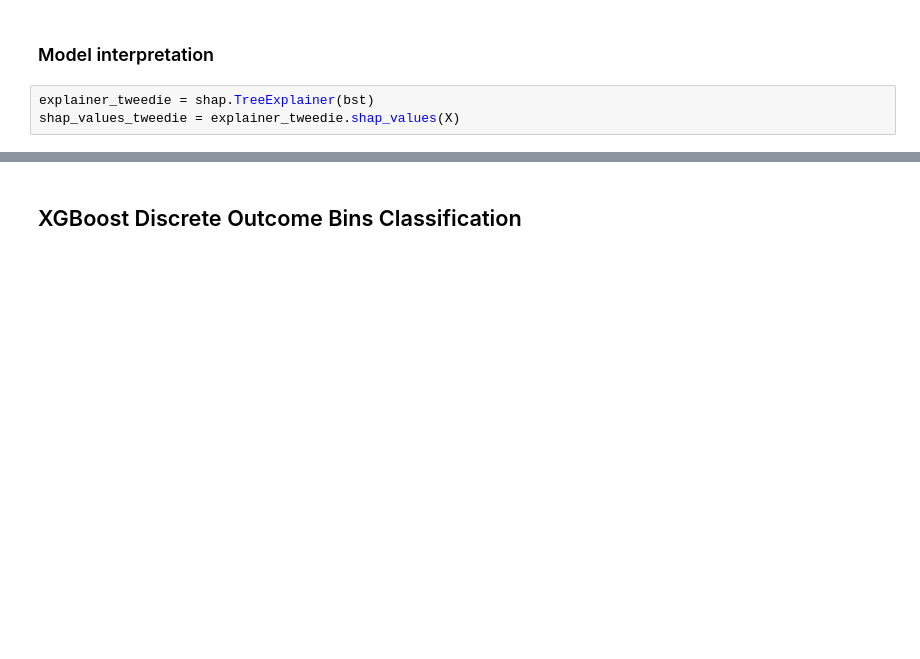
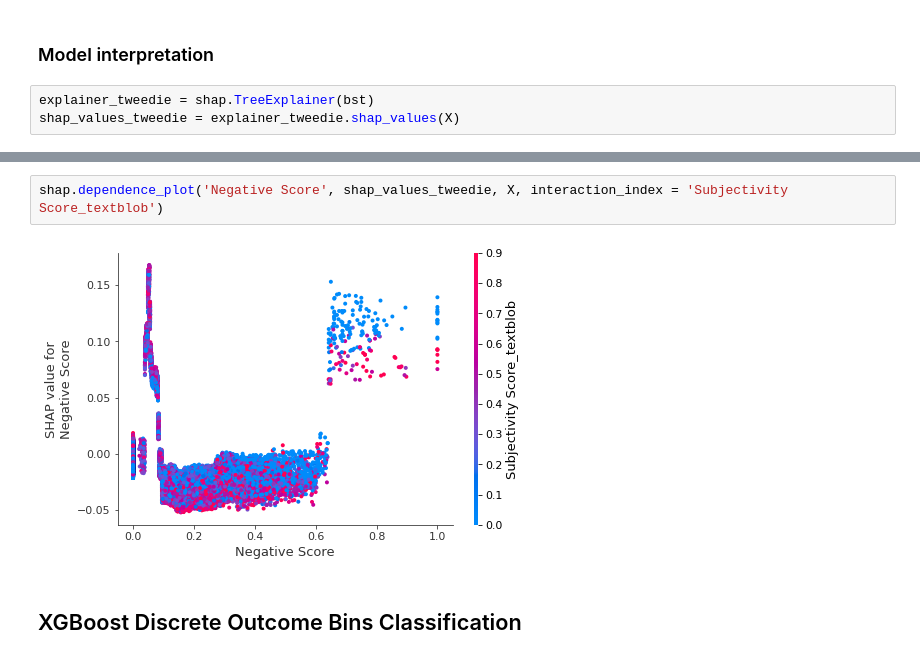
Before and after one commit to lifeonthefence/text-success, a Jupyter notebook: Project Code/Tree Models.ipynb, the cells around one changed output, grey strips where cells are left out. Drawn from its saved outputs; the diff is of its cells as text; blank space fills up the shorter version.

```diff
--- a/Project Code/Tree Models.ipynb
+++ b/Project Code/Tree Models.ipynb
@@ -161,3 +175,7 @@ shap.dependence_plot('Months Since Creation of Account', shap_values_tweedie, X)
+# %%
+shap.dependence_plot('Negative Score', shap_values_tweedie, X, interaction_index = 'Subjectivity Score_textblob')
+# %% [output]
+[figure, added]
 # %% [markdown]
 ## XGBoost Discrete Outcome Bins Classification
 # %%
```
Also changed, not shown: parts of 24 cells of this notebook, 2 other files.
